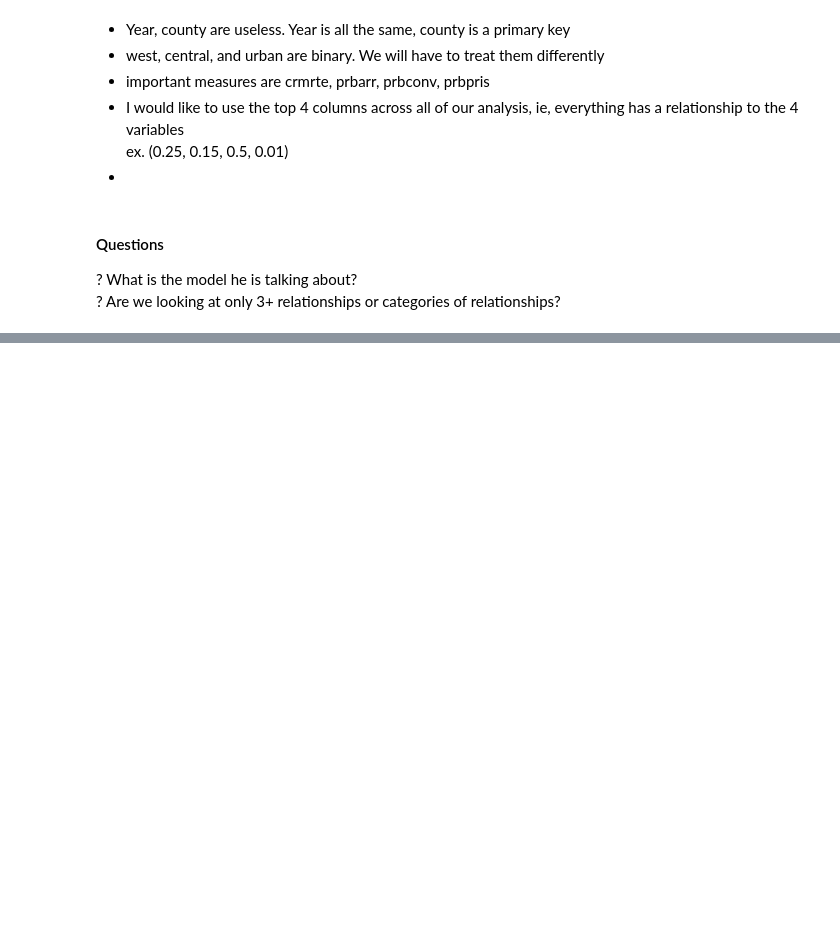
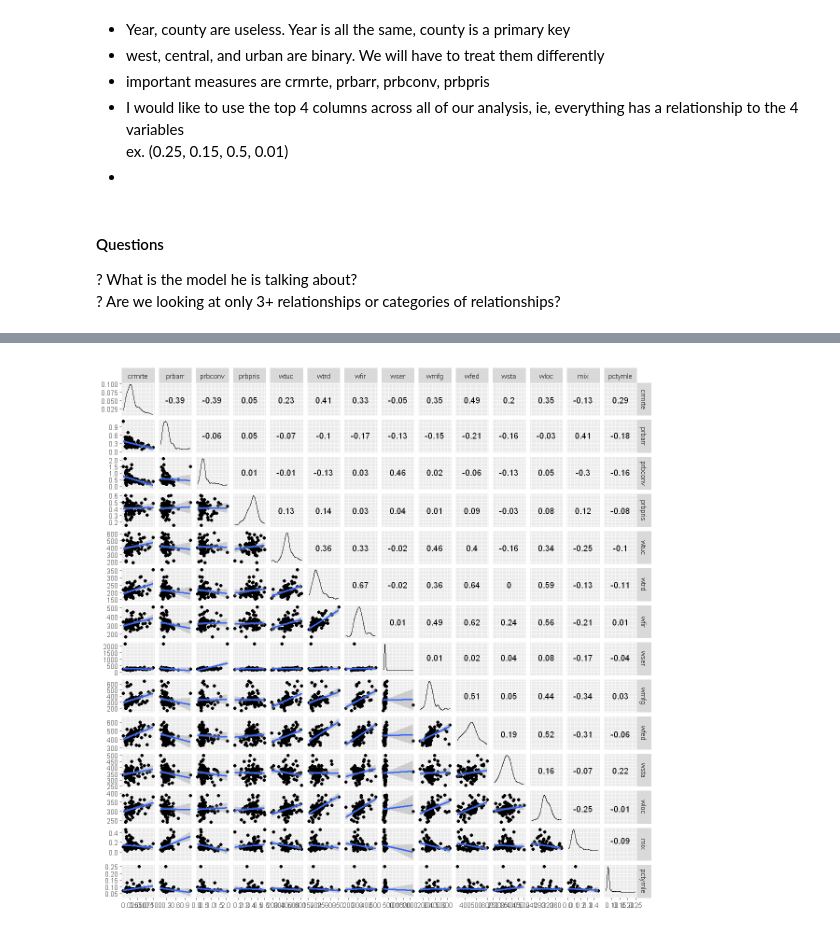
Before and after one commit to rmajumder/stat203-gp3, a Jupyter notebook: Jake_Mitchell_Lab_3.ipynb, the cells around one changed output, grey strips where cells are left out. Drawn from its saved outputs; the diff is of its cells as text; code cells hidden in the pictures; blank space fills up the shorter version.

```diff
--- a/Jake_Mitchell_Lab_3.ipynb
+++ b/Jake_Mitchell_Lab_3.ipynb
@@ -78,0 +72,4 @@ Warning message:
+# %%
+ggscatmat(df[c(1,2,3,4,14,15,16,17,18,19,20,21,22,23)]) +
+geom_smooth(method="lm")
+# %% [output]
@@ -79,3 +78,4 @@ Warning message:
+[figure, added]
 # %%
 for (name in names(df)) {
     hist(as.numeric(df[,name]), breaks=100, main = paste("Histogram of",name) )
```
Also changed, not shown: parts of 7 cells of this notebook, 1 other file.
